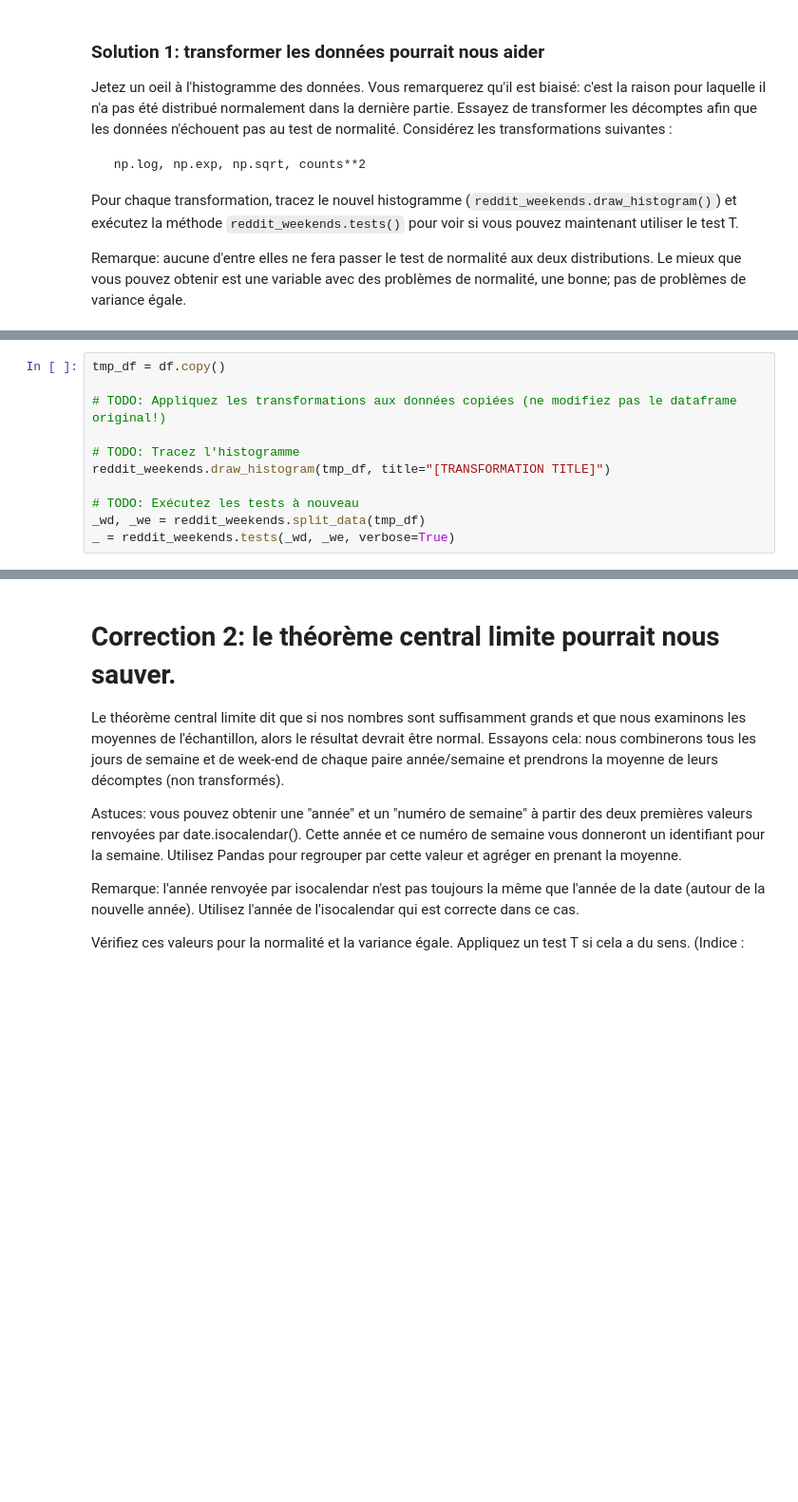
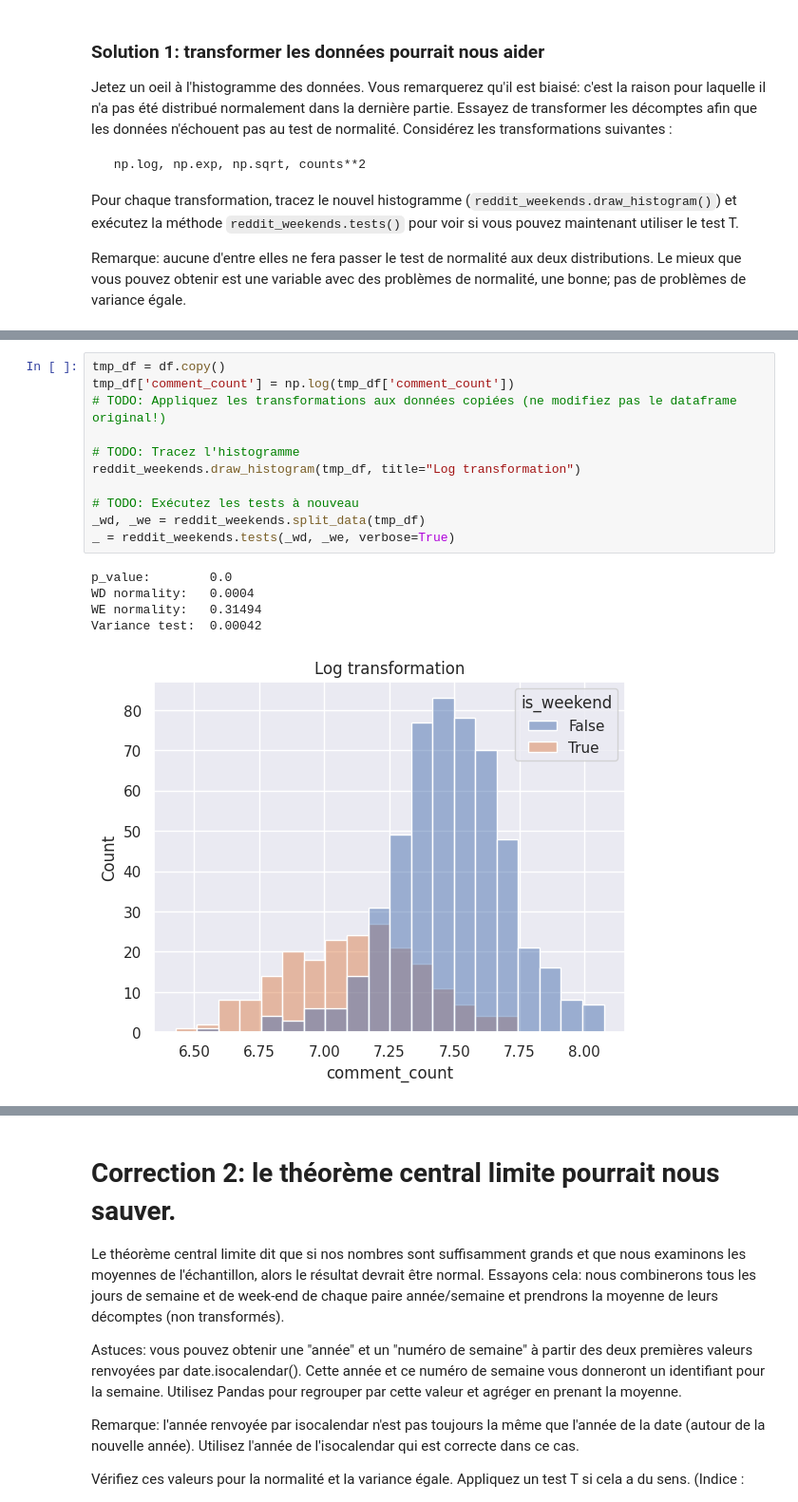
Before and after one commit to SimonTheoret/DSDev3, a Jupyter notebook: reddit_weekends.ipynb, the cells around one changed output, grey strips where cells are left out. Shown at 95% size. Drawn from its saved outputs; the diff is of its cells as text; blank space fills up the shorter version.

```diff
--- a/reddit_weekends.ipynb
+++ b/reddit_weekends.ipynb
@@ -54,12 +68,18 @@ fig = reddit_weekends.draw_histogram(df, title="No transform")
 # %%
 tmp_df = df.copy()
-
+tmp_df['comment_count'] = np.log(tmp_df['comment_count'])
 # TODO: Appliquez les transformations aux données copiées (ne modifiez pas le dataframe original!)
 
 # TODO: Tracez l'histogramme
-reddit_weekends.draw_histogram(tmp_df, title="[TRANSFORMATION TITLE]")
+reddit_weekends.draw_histogram(tmp_df, title="Log transformation")
 
 # TODO: Exécutez les tests à nouveau
 _wd, _we = reddit_weekends.split_data(tmp_df)
 _ = reddit_weekends.tests(_wd, _we, verbose=True)
+# %% [output]
+p_value:        0.0
+WD normality:   0.0004
+WE normality:   0.31494
+Variance test:  0.00042
+[figure, added]
 # %%
```
Also changed, not shown: parts of 10 cells of this notebook, 3 other files.
